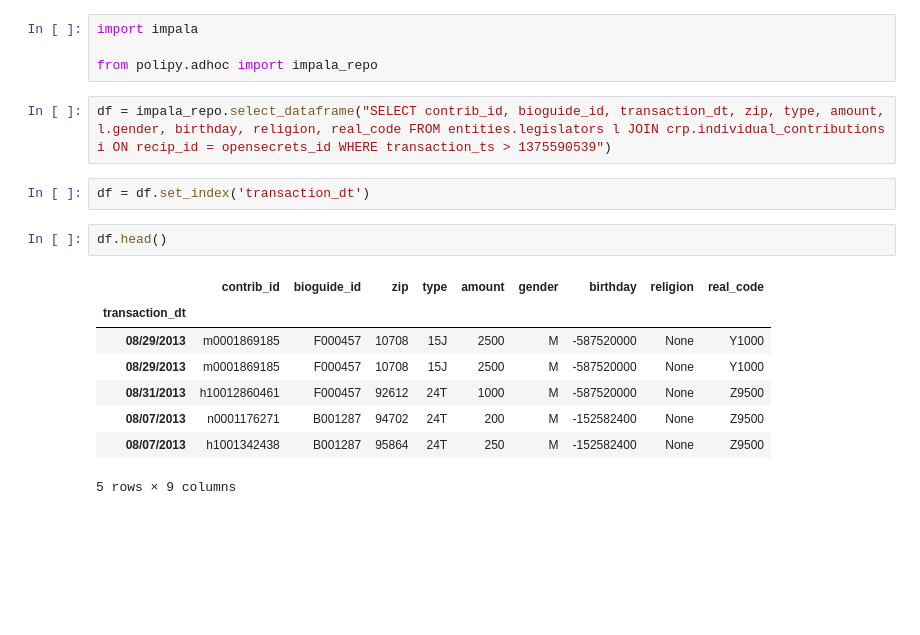
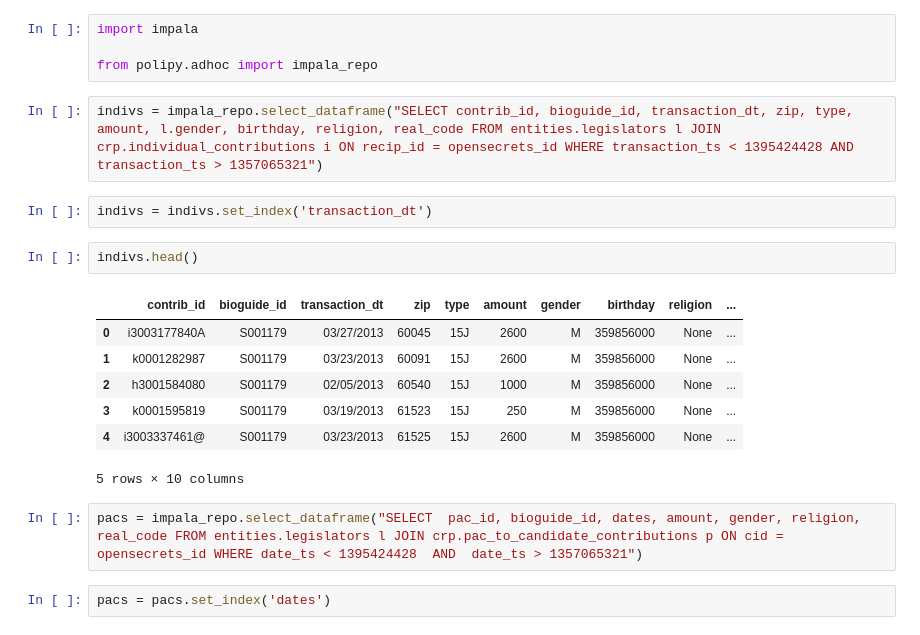
Before and after one commit to polianainc/polipy, a Jupyter notebook: Sample Campaign Finance Analysis.ipynb, the cells around one changed output. Drawn from its saved outputs; the diff is of its cells as text; blank space fills up the shorter version.

```diff
--- a/Sample Campaign Finance Analysis.ipynb
+++ b/Sample Campaign Finance Analysis.ipynb
@@ -3,17 +3,20 @@ import impala
 
 from polipy.adhoc import impala_repo
 # %%
-df = impala_repo.select_dataframe("SELECT contrib_id, bioguide_id, transaction_dt, zip, type, amount, l.gender, birthday, religion, real_code FROM entities.legislators l JOIN crp.individual_contributions i ON recip_id = opensecrets_id WHERE transaction_ts > 1375590539")
+indivs = impala_repo.select_dataframe("SELECT contrib_id, bioguide_id, transaction_dt, zip, type, amount, l.gender, birthday, religion, real_code FROM entities.legislators l JOIN crp.individual_contributions i ON recip_id = opensecrets_id WHERE transaction_ts < 1395424428 AND transaction_ts > 1357065321")
 # %%
-df = df.set_index('transaction_dt')
+indivs = indivs.set_index('transaction_dt')
 # %%
-df.head()
+indivs.head()
 # %% [output]
-|  | contrib_id | bioguide_id | zip | type | amount | gender | birthday | religion | real_code |
-| transaction_dt |  |  |  |  |  |  |  |  |  |
-| 08/29/2013 | m0001869185 | F000457 | 10708 | 15J | 2500 | M | -587520000 | None | Y1000 |
-| 08/29/2013 | m0001869185 | F000457 | 10708 | 15J | 2500 | M | -587520000 | None | Y1000 |
-| 08/31/2013 | h10012860461 | F000457 | 92612 | 24T | 1000 | M | -587520000 | None | Z9500 |
-| 08/07/2013 | n0001176271 | B001287 | 94702 | 24T | 200 | M | -152582400 | None | Z9500 |
-| 08/07/2013 | h1001342438 | B001287 | 95864 | 24T | 250 | M | -152582400 | None | Z9500 |
+|  | contrib_id | bioguide_id | transaction_dt | zip | type | amount | gender | birthday | religion | ... |
+| 0 | i3003177840A | S001179 | 03/27/2013 | 60045 | 15J | 2600 | M | 359856000 | None | ... |
+| 1 | k0001282987 | S001179 | 03/23/2013 | 60091 | 15J | 2600 | M | 359856000 | None | ... |
+| 2 | h3001584080 | S001179 | 02/05/2013 | 60540 | 15J | 1000 | M | 359856000 | None | ... |
+| 3 | k0001595819 | S001179 | 03/19/2013 | 61523 | 15J | 250 | M | 359856000 | None | ... |
+| 4 | i3003337461@ | S001179 | 03/23/2013 | 61525 | 15J | 2600 | M | 359856000 | None | ... |
-5 rows × 9 columns
+5 rows × 10 columns
+# %%
+pacs = impala_repo.select_dataframe("SELECT  pac_id, bioguide_id, dates, amount, gender, religion, real_code FROM entities.legislators l JOIN crp.pac_to_candidate_contributions p ON cid = opensecrets_id WHERE date_ts < 1395424428  AND  date_ts > 1357065321")
+# %%
+pacs = pacs.set_index('dates')
```
Also changed, not shown: parts of 8 cells of this notebook, 1 other file.
